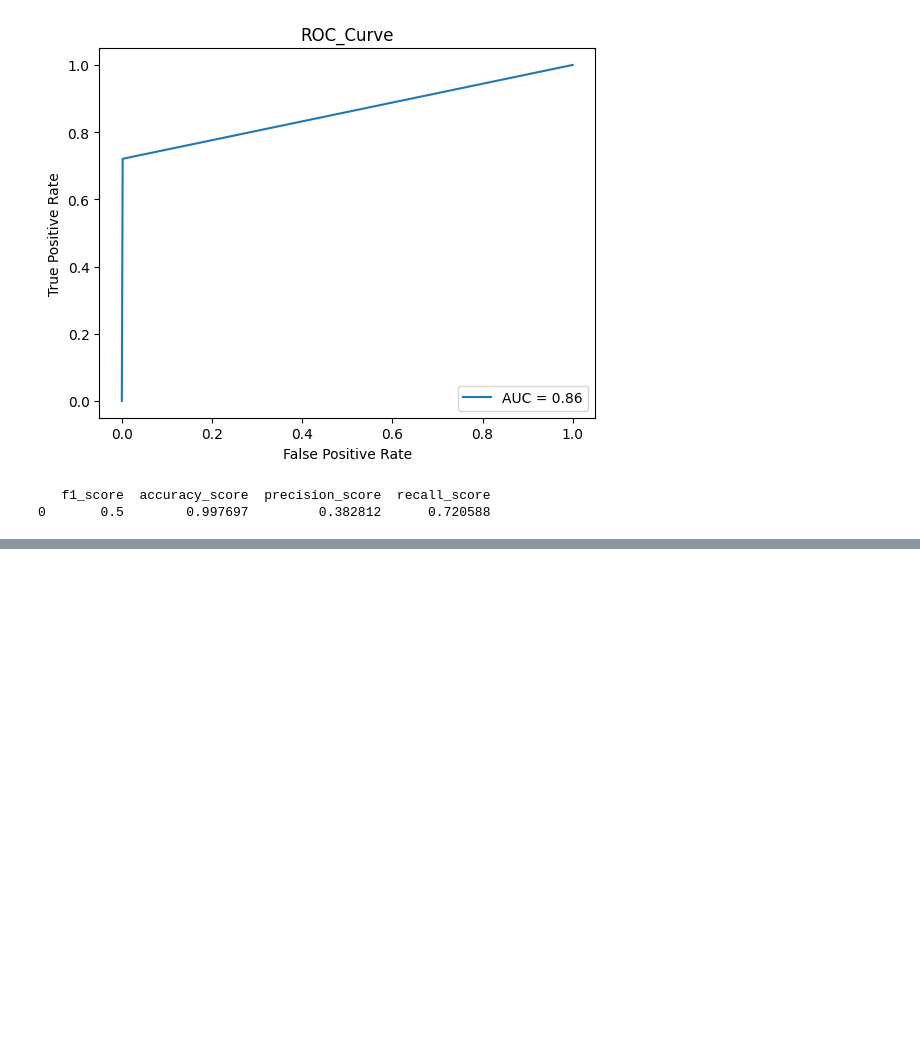
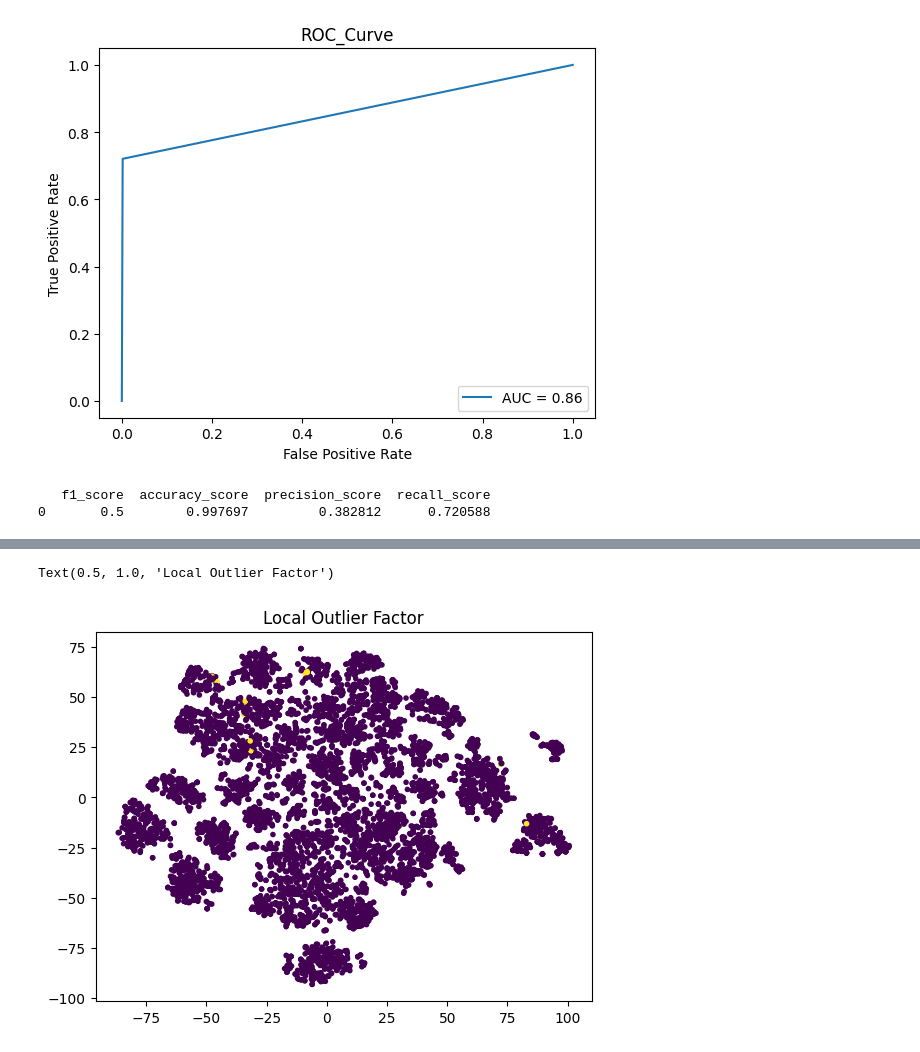
Before and after one commit to dahsie/anomalie_detection, a Jupyter notebook: src/Lof.ipynb, the cells around one changed output, grey strips where cells are left out. Drawn from its saved outputs; the diff is of its cells as text; code cells hidden in the pictures; blank space fills up the shorter version.

Commit message:
visualisation for Lof and isolation forest

```diff
--- a/src/Lof.ipynb
+++ b/src/Lof.ipynb
@@ -235,0 +243,19 @@ roc_auc 0.8593645090240564
+# %%
+viz_y = cl.fit_predict(df)
+viz_y[viz_y == 1] = 0 # -1 == anomaly, else 1
+viz_y[viz_y == -1] = 1
+# %%
+import pickle
+src_path = "/content/drive/Othercomputers/Mon ordinateur portable/ISIMA/3A/anomalie_detection/src"
+# %%
+with open(src_path + "/X_embedded_creditcard.pickle", "rb") as file:
+    X_embedded = pickle.load(file)
+# %%
+with open(src_path + "/embedded_index_creditcard.pickle", "rb") as file:
+    index = pickle.load(file)
+# %%
+plt.scatter(X_embedded[:, 0], X_embedded[:, 1], c=viz_y[index], marker='.')
+plt.title("Local Outlier Factor")
+# %% [output]
+Text(0.5, 1.0, 'Local Outlier Factor')
+[figure, added]
```
Also changed, not shown: parts of 2 cells of this notebook, 2 other files.
